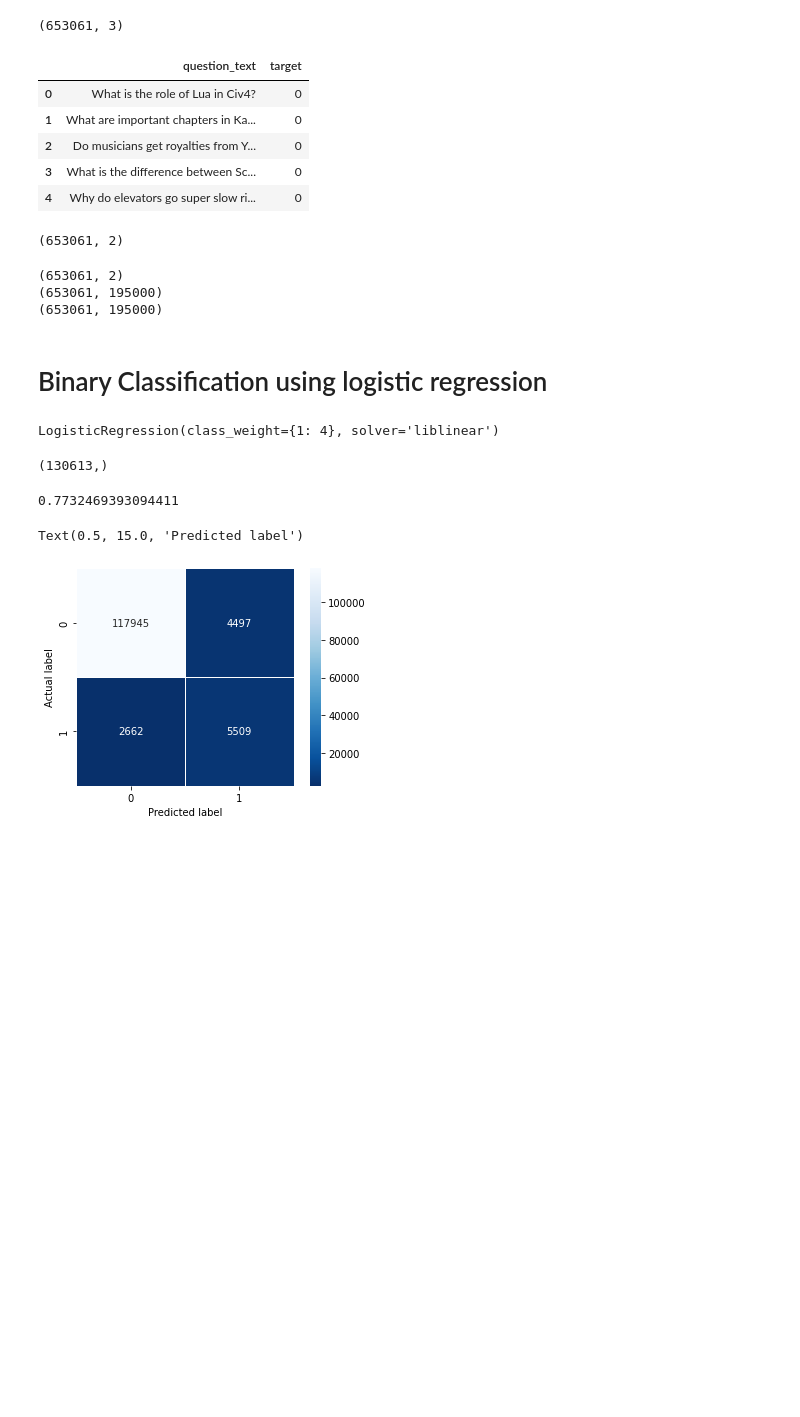
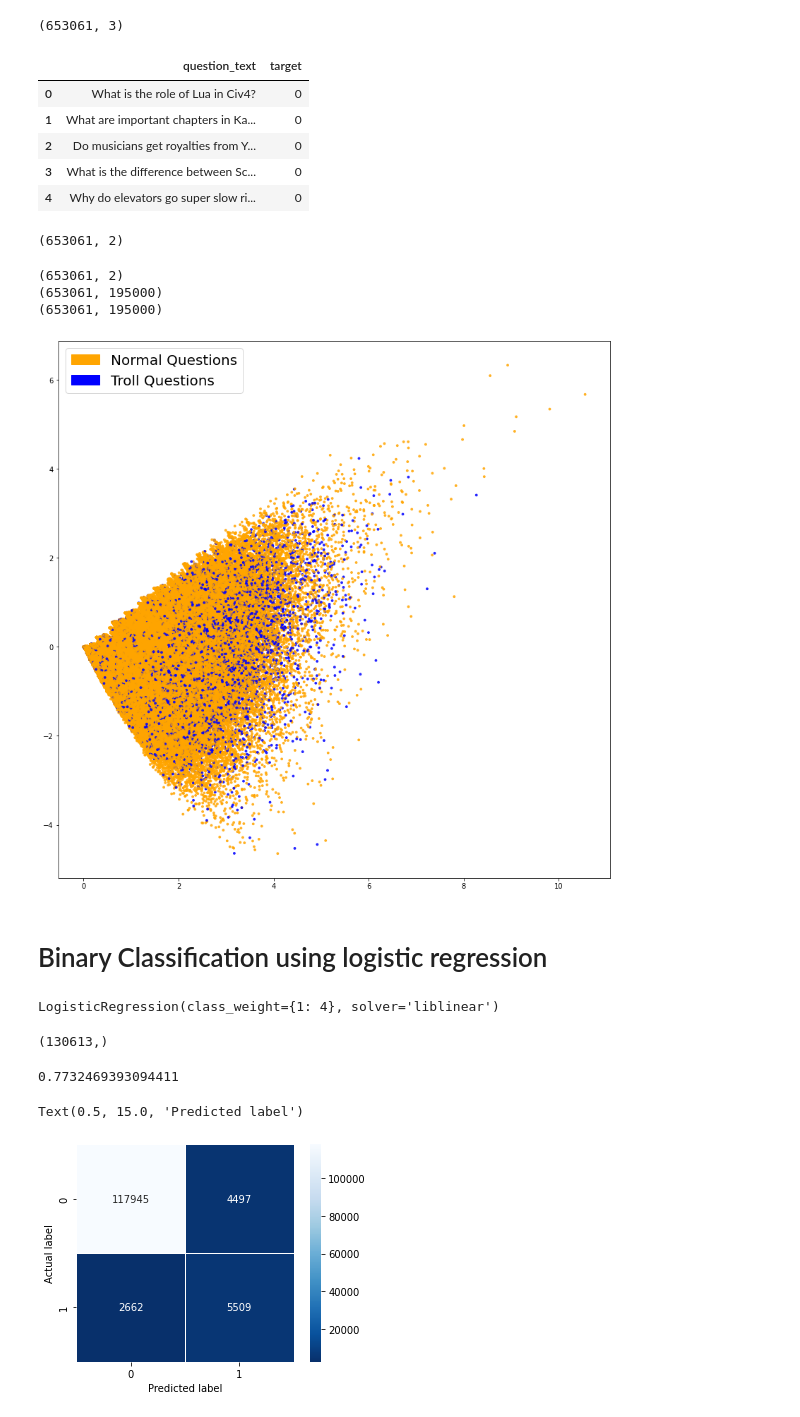
Before and after one commit to ManiNandadeep/AskRedditTrollDetection, a Jupyter notebook: troll_detector2.ipynb, the cells around one changed output. Cells and saved outputs as stored; diff of their text form; code cells hidden in the pictures; blank space fills up the shorter version.

```diff
--- a/troll_detector2.ipynb
+++ b/troll_detector2.ipynb
@@ -133,7 +162,7 @@ class Preprocessor:
         return self.df
 
     # port stemmer algorithm
-    def portstemmer(self):
+    def porterstemmer(self):
         stemmer = PorterStemmer()
 
         def stem_words(text):
@@ -172,7 +201,7 @@ class Preprocessor:
         # self.df = self.removeURLs()
         # self.df = self.removeWhitespaces()
         # self.df = self.snowballstemmer()
-        # self.df = self.portstemmer()
+        # self.df = self.porterstemmer()
         # self.df = self.lemmatize()
         self.df = self.removeUnwantedCols(["qid"])
         return self.df
@@ -216,6 +245,7 @@ class TrainTestData:
         self.testData = vectorizer.transform(self.testDf["question_text"])
         print(self.testData.shape)
         self.X = self.trainData
+        return self.X
 
     def get_Y(self):
         self.Y = self.trainDf["target"]
@@ -247,6 +277,28 @@ X_train, X_test, Y_train, Y_test = getTTData.testTrainSplit()
 (653061, 2)
 (653061, 195000)
 (653061, 195000)
+# %%
+# visualising the embeddings
+from sklearn.decomposition import PCA, TruncatedSVD
+from matplotlib import patches as mpatches
+import matplotlib
+
+def plot_LSA(test_data, test_labels, plot=True):
+        lsa = TruncatedSVD(n_components=2)
+        lsa.fit(test_data)
+        lsa_scores = lsa.transform(test_data)
+        colors = ['orange','blue']
+        if plot:
+            plt.scatter(lsa_scores[:,0], lsa_scores[:,1], s=8, alpha=.8, c=test_labels,cmap=matplotlib.colors.ListedColormap(colors))
+            orange_patch = mpatches.Patch(color='orange', label='Normal Questions')
+            blue_patch = mpatches.Patch(color='blue', label='Troll Questions')
+            plt.legend(handles=[orange_patch, blue_patch], prop={'size': 20})
+
+fig = plt.figure(figsize=(14, 14))
+plot_LSA(X, y)
+plt.show()
+# %% [output]
+[figure, added]
 # %% [markdown]
 # Binary Classification using logistic regression
 # %%
```
Also changed, not shown: parts of 4 cells of this notebook.
